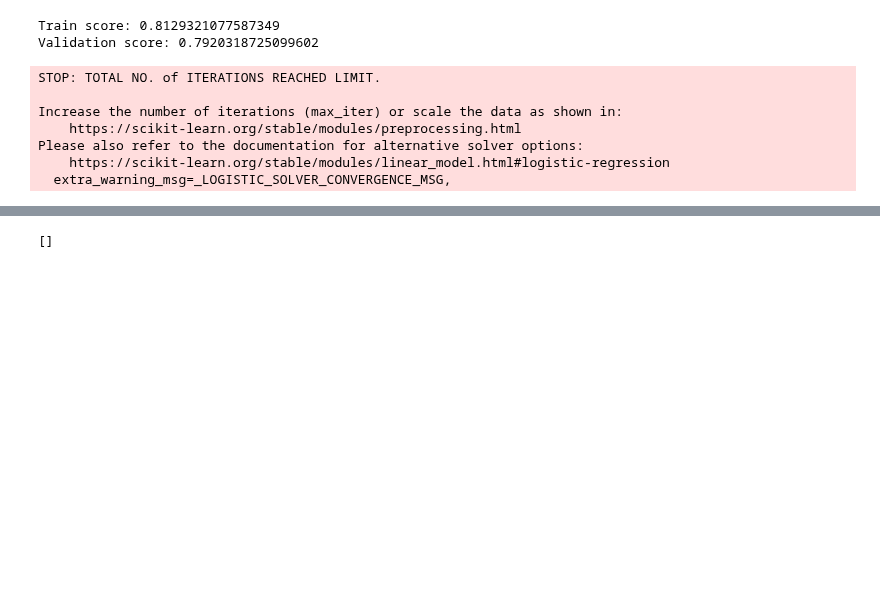
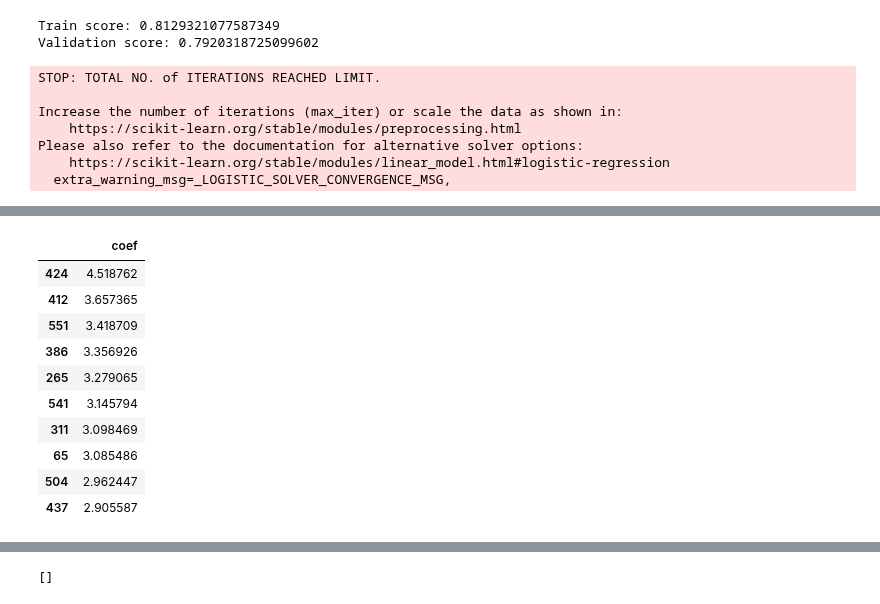
Before and after one commit to chejuro/Relation-prediction-from-embeddings, a Jupyter notebook: Word_embeds_baseline.ipynb, the cells around one changed output, grey strips where cells are left out. Drawn from its saved outputs; the diff is of its cells as text; code cells hidden in the pictures; blank space fills up the shorter version.

```diff
--- a/Word_embeds_baseline.ipynb
+++ b/Word_embeds_baseline.ipynb
@@ -226,0 +254,16 @@ Please also refer to the documentation for alternative solver options:
+# %%
+coefs_cnct_haspart = pd.DataFrame(np.exp(logreg.coef_[1]), columns=['coef'])\
+                  .sort_values(by='coef', ascending=False)
+coefs_cnct_haspart.head(10)
+# %% [output]
+|  | coef |
+| 424 | 4.518762 |
+| 412 | 3.657365 |
+| 551 | 3.418709 |
+| 386 | 3.356926 |
+| 265 | 3.279065 |
+| 541 | 3.145794 |
+| 311 | 3.098469 |
+| 65 | 3.085486 |
+| 504 | 2.962447 |
+| 437 | 2.905587 |
```
Also changed, not shown: parts of 10 cells of this notebook, 2 other files.
